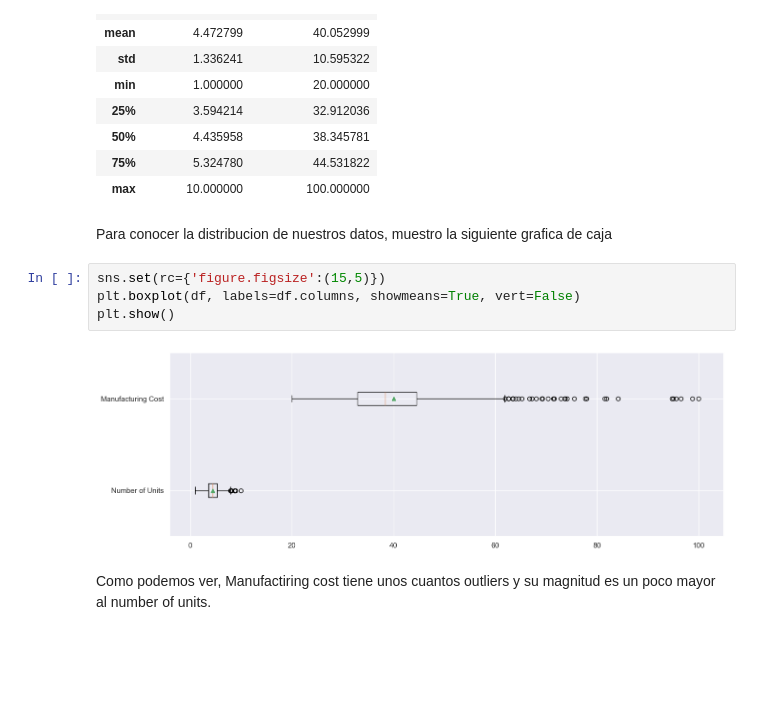
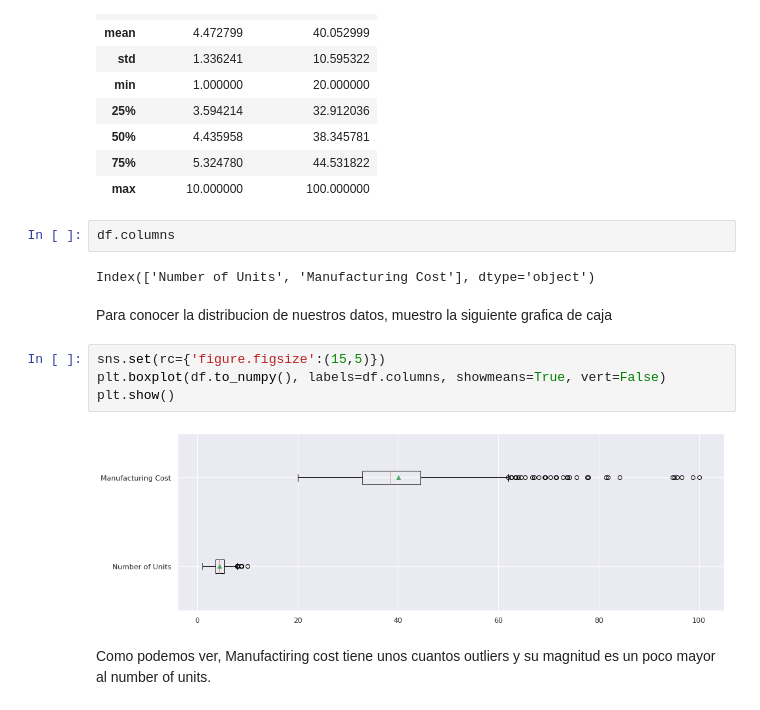
Before and after one commit to PosgradoMNA/actividades-de-aprendizaje-A01793101-GuillermoMuniz, a Jupyter notebook: Acitividades Semanales/ActividadSemanal7-Regresiones y K means/A01793101_ActividadSemana7_RegresionesYKMeans.ipynb, the cells around one changed output. Drawn from its saved outputs; the diff is of its cells as text; blank space fills up the shorter version.

```diff
--- a/Acitividades Semanales/ActividadSemanal7-Regresiones y K means/A01793101_ActividadSemana7_RegresionesYKMeans.ipynb
+++ b/Acitividades Semanales/ActividadSemanal7-Regresiones y K means/A01793101_ActividadSemana7_RegresionesYKMeans.ipynb
@@ -68,14 +64,18 @@ df.describe()
 | 50% | 4.435958 | 38.345781 |
 | 75% | 5.324780 | 44.531822 |
 | max | 10.000000 | 100.000000 |
+# %%
+df.columns
+# %% [output]
+Index(['Number of Units', 'Manufacturing Cost'], dtype='object')
 # %% [markdown]
 Para conocer la distribucion de nuestros datos, muestro la siguiente grafica de caja
 # %%
 sns.set(rc={'figure.figsize':(15,5)})
-plt.boxplot(df, labels=df.columns, showmeans=True, vert=False)
+plt.boxplot(df.to_numpy(), labels=df.columns, showmeans=True, vert=False)
 plt.show()
 # %% [output]
-[figure, old version]
+[figure, new version]
 # %% [markdown]
 Como podemos ver, Manufactiring cost tiene unos cuantos outliers y su magnitud es un poco mayor al number of units.
 # %%
```
Also changed, not shown: parts of 30 cells of this notebook, 1 other file.
